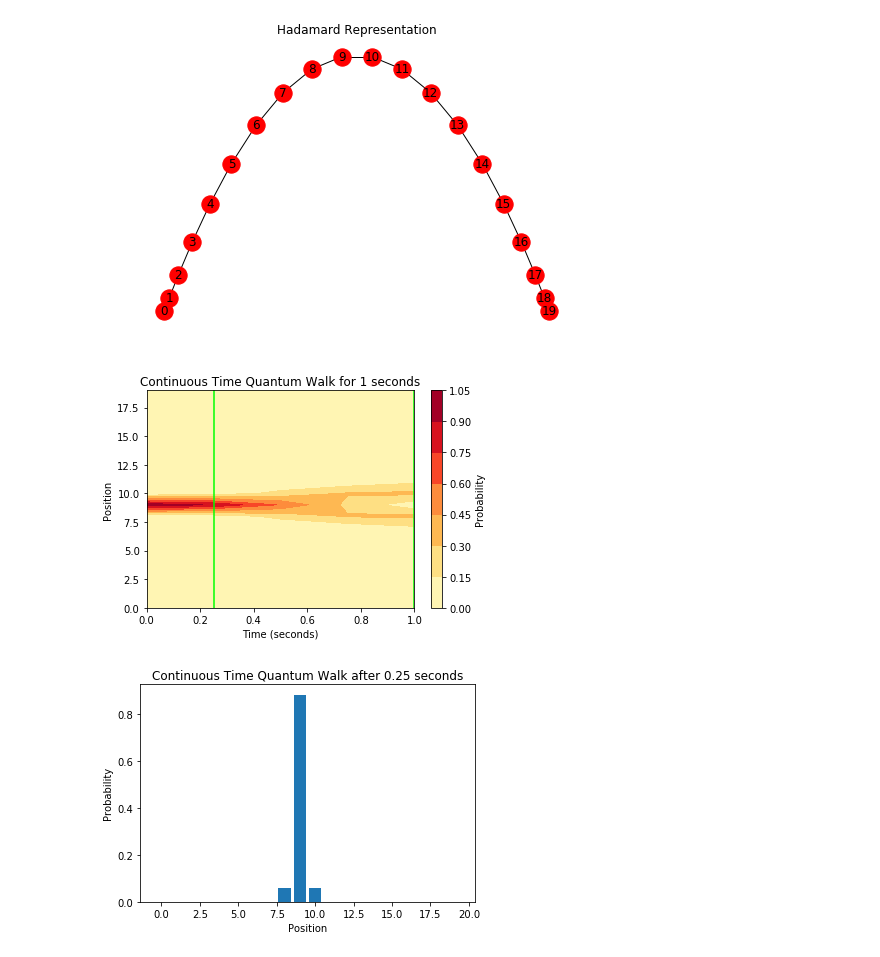
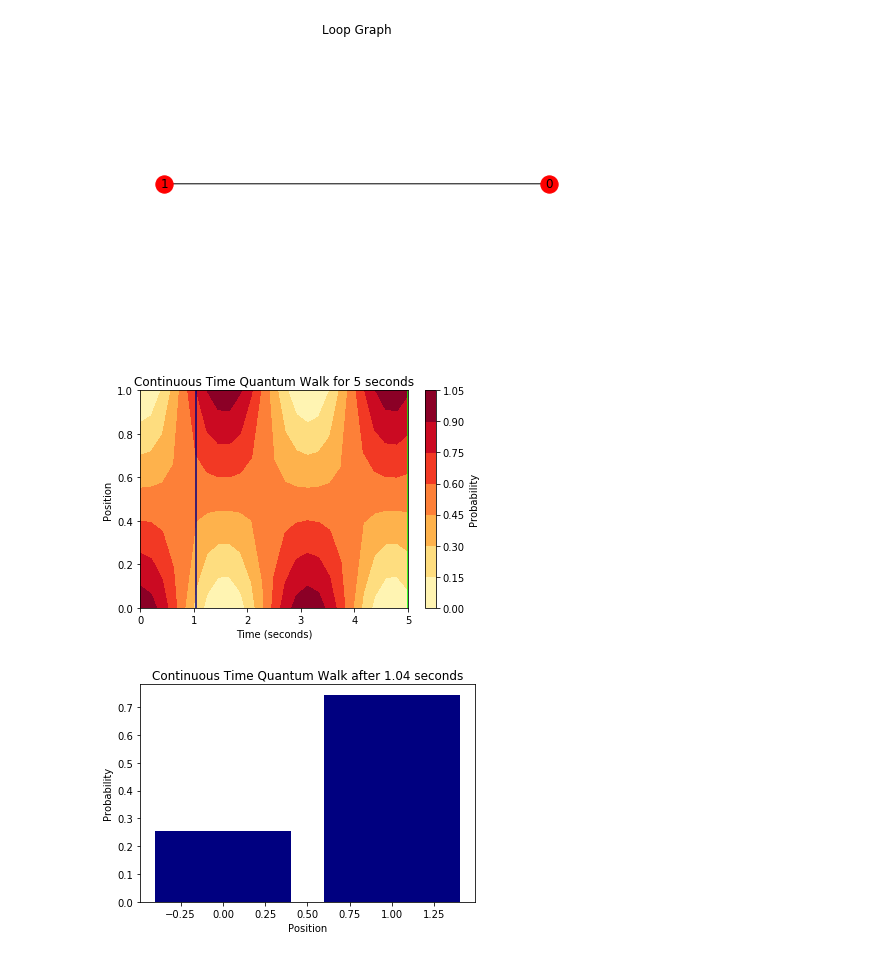
Before and after one commit to gmitchener/quantum_project, a Jupyter notebook: CTQW_notebook.ipynb, the cells around one changed output. Drawn from its saved outputs; the diff is of its cells as text; code cells hidden in the pictures.

```diff
--- a/CTQW_notebook.ipynb
+++ b/CTQW_notebook.ipynb
@@ -20,52 +20,64 @@ def unitary_evolution(H, P, t):
     psi = np.matmul(P,U)
     return psi
 # %%
-def CTQW_line(hadamard, N, tstart, tend):
+def CTQW(hadamard, N, tstart, tend):
     """Function that takes in an adjacency matrix and returns the unitary evolution operator, and plots the evolution visually"""
     H = hadamard(N)
     #defining the position array and central vertex
     P, G = position(H)
     #define time array
-    T = np.linspace(tstart,tend,(tend-tstart)*5)
+    T = np.linspace(tstart,tend,int((tend-tstart)*5))
     #defining 'z' array for probabilities
     Z = np.zeros((len(G), len(T)))
+    probs = []
 
     #unitary evolution for each time step
     for i in range(len(T)):
         t_i = T[i]
+        prob = 0
         psi_i = unitary_evolution(H, P, t_i)
         for k in range(len(psi_i)):
             psi_i[k] = abs(psi_i[k])**2
+            prob += psi_i[k]
+        probs.append(round(prob,3))
         #mapping the probability to the 2D z array
         for j in range(len(G)):
             Z[j][i] = psi_i[j]
+
 
     c = int(len(T)/5)
 
     #plot contour
     plt.contourf(T,G,Z, cmap='YlOrRd')
     plt.colorbar(label='Probability')
+    plt.clim(0,1.0)
     plt.title(f'Continuous Time Quantum Walk for {tend-tstart} seconds')
     plt.xlabel('Time (seconds)')
     plt.ylabel('Position')
-    plt.axvline(x=T[c], color='lime')
+    plt.axvline(x=T[c], color='navy')
     plt.axvline(x=T[-1], color='lime')
     plt.show()
 
     Z_t = np.transpose(Z)
-    #plot initial and final probability
-    plt.bar(G, Z_t[c])
+    #plot mid and final probability
+    plt.bar(G, Z_t[c], color='navy')
     plt.title(f'Continuous Time Quantum Walk after {round(T[c], 2)} seconds')
     plt.xlabel('Position')
     plt.ylabel('Probability')
     plt.show()
-    plt.bar(G, Z_t[-1])
-    plt.title(f'Continuous Time Quantum Walk after {tend-tstart} seconds')
+    plt.bar(G, Z_t[-1], color='lime')
+    plt.title(f'Continuous Time Quantum Walk after {tend} seconds')
     plt.xlabel('Position')
     plt.ylabel('Probability')
     plt.show()
 
-    return T,G,Z
+    plt.plot(T, probs)
+    plt.title('Total Probability')
+    plt.xlabel('Time')
+    plt.ylabel('Total Probability')
+    plt.show()
+
+    return T,G,Z, probs
 # %%
 def line_hadamard(N):
     a = np.zeros((1, N))[0]
@@ -88,7 +100,7 @@ def loop_hadamard(N):
 
     A = nx.from_numpy_matrix(np.array(H))
     nx.draw_circular(A, with_labels=True)
-    plt.title('Hadamard Representation')
+    plt.title('Loop Graph')
     plt.show()
 
     return H
@@ -145,8 +157,8 @@ def ladder_hadamard(N):
 
     return H
 # %%
-x,y,z = CTQW_line(line_hadamard, 20, 0, 1)
+x,y,z,p = CTQW(loop_hadamard, 2, 0, 5)
 # %% [output]
-[figure, old version]
+[figure, new version]
-[figure, old version]
+[figure, new version]
-[figure, old version]
+[figure, new version]
```
Also changed, not shown: parts of 12 cells of this notebook, 2 other files.
